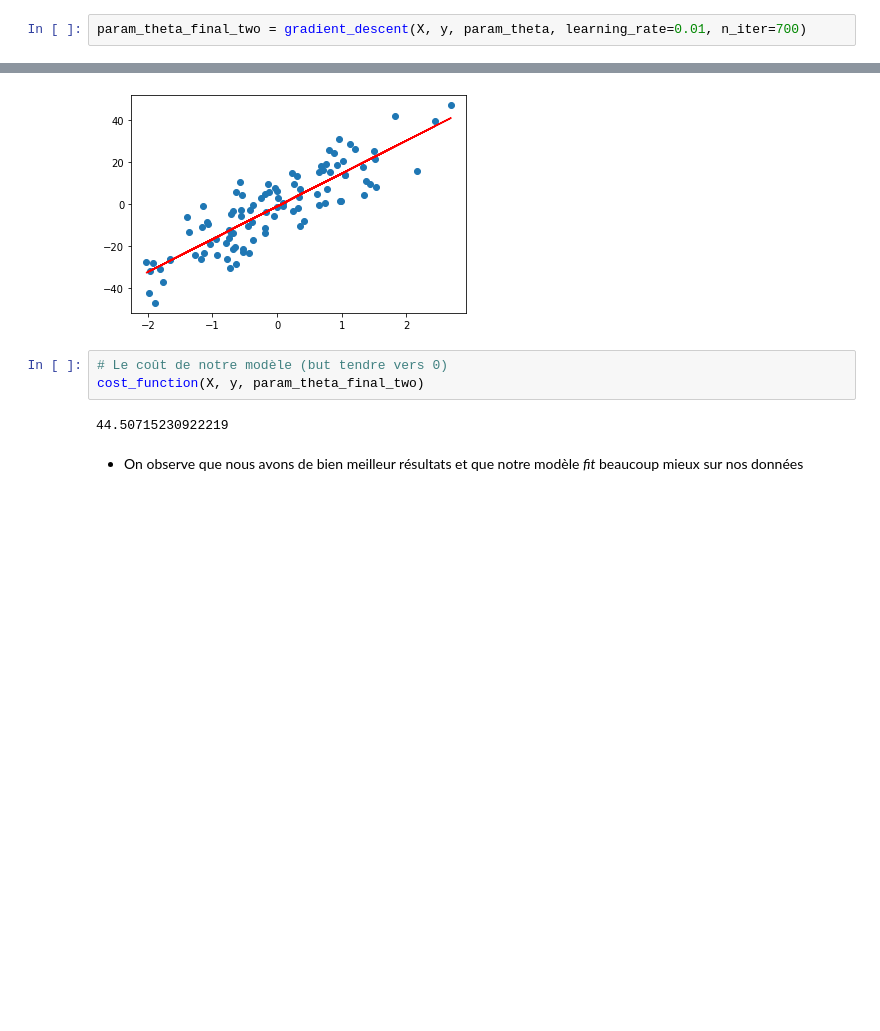
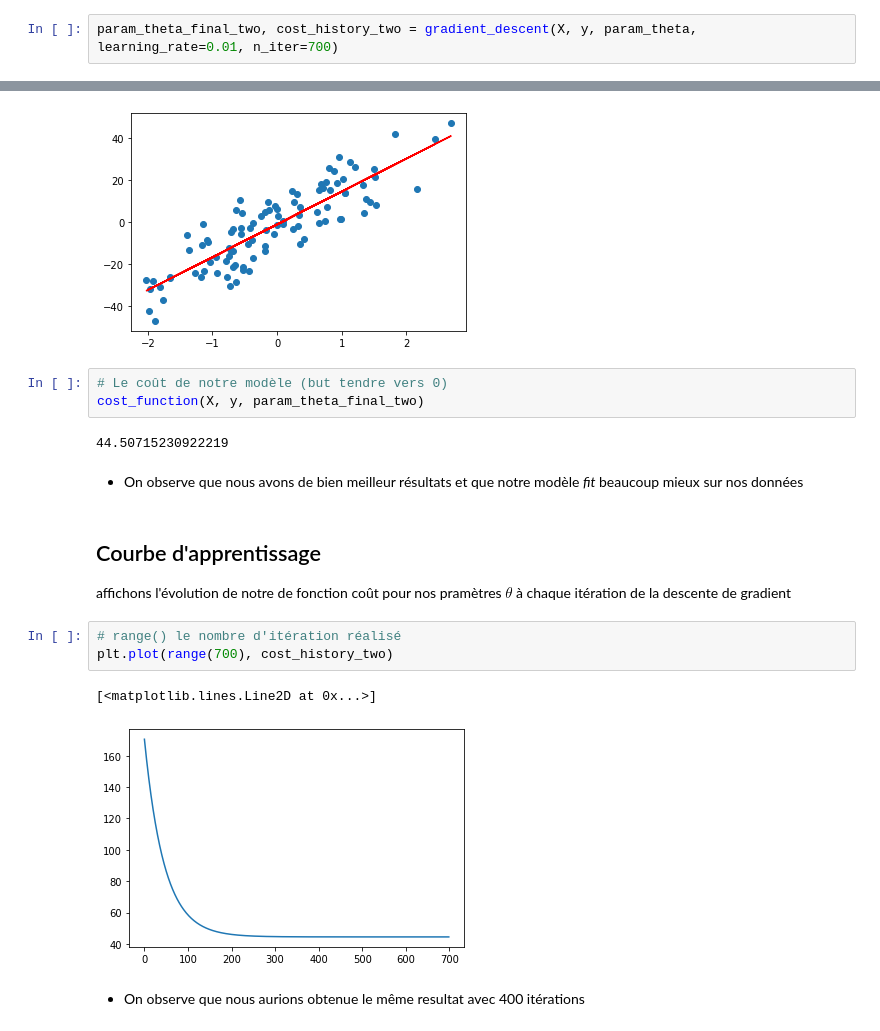
Before and after one commit to Syllaweg/Datascience_toolkit, a Jupyter notebook: Algo_from_scratch/regression_lineaire.ipynb, the cells around one changed output, grey strips where cells are left out. Saved outputs shown, nothing was run; the diff lists cells and outputs as text; blank space fills up the shorter version.

Commit message:
learning curve & r2

```diff
--- a/Algo_from_scratch/regression_lineaire.ipynb
+++ b/Algo_from_scratch/regression_lineaire.ipynb
@@ -209,7 +210,7 @@ cost_function(X, y, param_theta_final)
 ### 2ème Entrainement en changeant les hyper-paramètres
 On augmente le nombre d'itérations
 # %%
-param_theta_final_two = gradient_descent(X, y, param_theta, learning_rate=0.01, n_iter=700)
+param_theta_final_two, cost_history_two = gradient_descent(X, y, param_theta, learning_rate=0.01, n_iter=700)
 # %% [markdown]
 - Voici les param obtenue après notre 1er entrainement
 # %%
@@ -234,3 +235,14 @@ cost_function(X, y, param_theta_final_two)
 44.50715230922219
 # %% [markdown]
 - On observe que nous avons de bien meilleur résultats et que notre modèle *fit* beaucoup mieux sur nos données
+# %% [markdown]
+## Courbe d'apprentissage
+affichons l'évolution de notre de fonction coût pour nos pramètres $\theta$ à chaque itération de la descente de gradient
+# %%
+# range() le nombre d'itération réalisé
+plt.plot(range(700), cost_history_two)
+# %% [output]
+[<matplotlib.lines.Line2D at 0x...>]
+[figure, added]
+# %% [markdown]
+- On observe que nous aurions obtenue le même resultat avec 400 itérations
```
Also changed, not shown: parts of 6 cells of this notebook.
